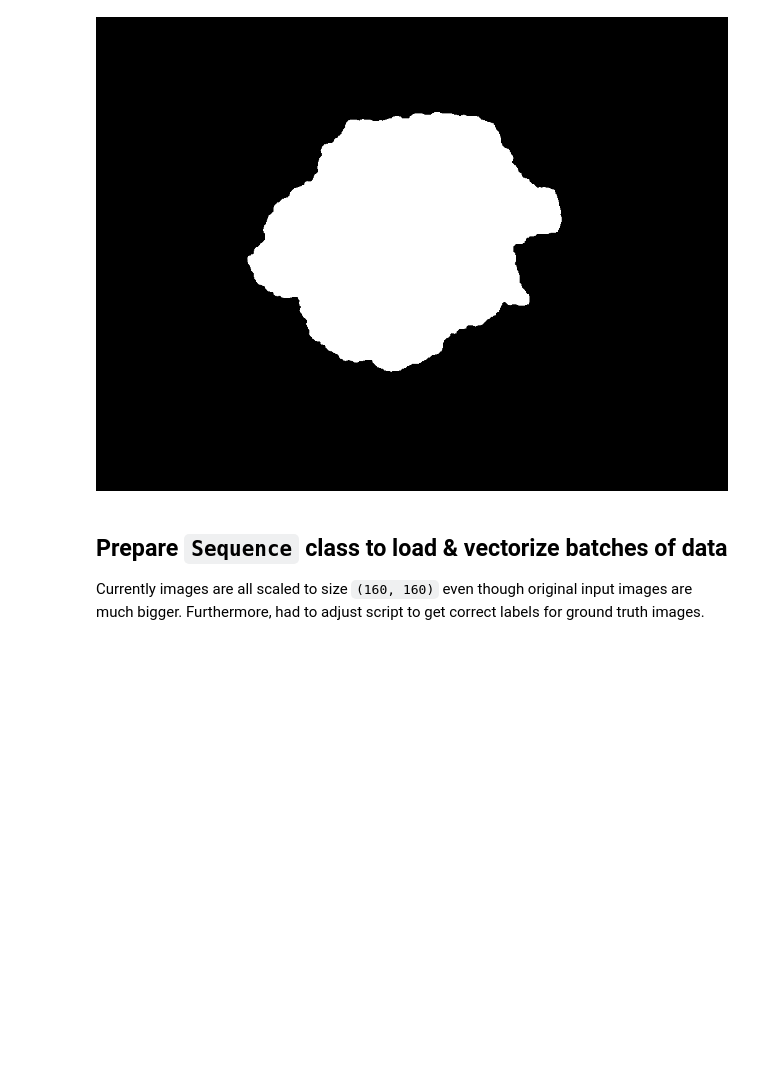
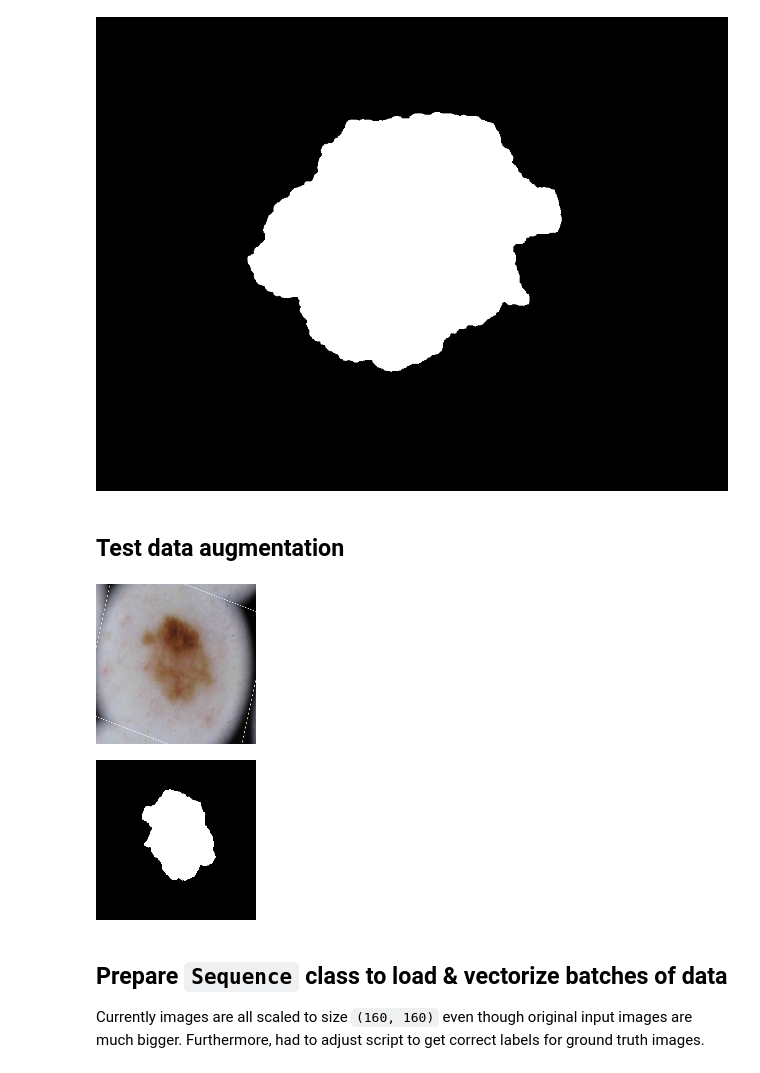
Before and after one commit to beautifulv0id/Dermatological-Moles-Segmentation, a Jupyter notebook: Dermatological_moles_segmentation.ipynb, the cells around one changed output. Drawn from its saved outputs; the diff is of its cells as text; code cells hidden in the pictures; blank space fills up the shorter version.

```diff
--- a/Dermatological_moles_segmentation.ipynb
+++ b/Dermatological_moles_segmentation.ipynb
@@ -80,6 +83,35 @@ display(img)
 # %% [output]
 [figure]
 [figure]
+# %% [markdown]
+## Test data augmentation
+# %%
+from PIL import Image
+input_data_augmentation = tf.keras.Sequential([
+  tf.keras.layers.RandomFlip("horizontal_and_vertical", seed=10),
+  tf.keras.layers.RandomRotation(180, seed=10),
+  tf.keras.layers.Resizing(img_size[0], img_size[1], interpolation="bilinear"),
+])
+output_data_augmentation = tf.keras.Sequential([
+  tf.keras.layers.RandomFlip("horizontal_and_vertical", seed=10),
+  tf.keras.layers.RandomRotation(180, seed=10),
+  tf.keras.layers.Resizing(img_size[0], img_size[1], interpolation="bilinear"),
+])
+
+img = load_img(input_img_paths[9])
+img = tf.convert_to_tensor(tf.keras.preprocessing.image.img_to_array(img))
+
+target = load_img(target_img_paths[9])
+target = tf.convert_to_tensor(tf.keras.preprocessing.image.img_to_array(target))
+
+img_out = input_data_augmentation(img, training=True)
+target_out = output_data_augmentation(target, training=True)
+
+display(Image.fromarray(np.uint8(img_out.numpy())))
+display(Image.fromarray(np.uint8(target_out.numpy())))
+# %% [output]
+[figure, added]
+[figure, added]
 # %% [markdown]
 ## Prepare `Sequence` class to load & vectorize batches of data
 
```
Also changed, not shown: parts of 13 cells of this notebook.
